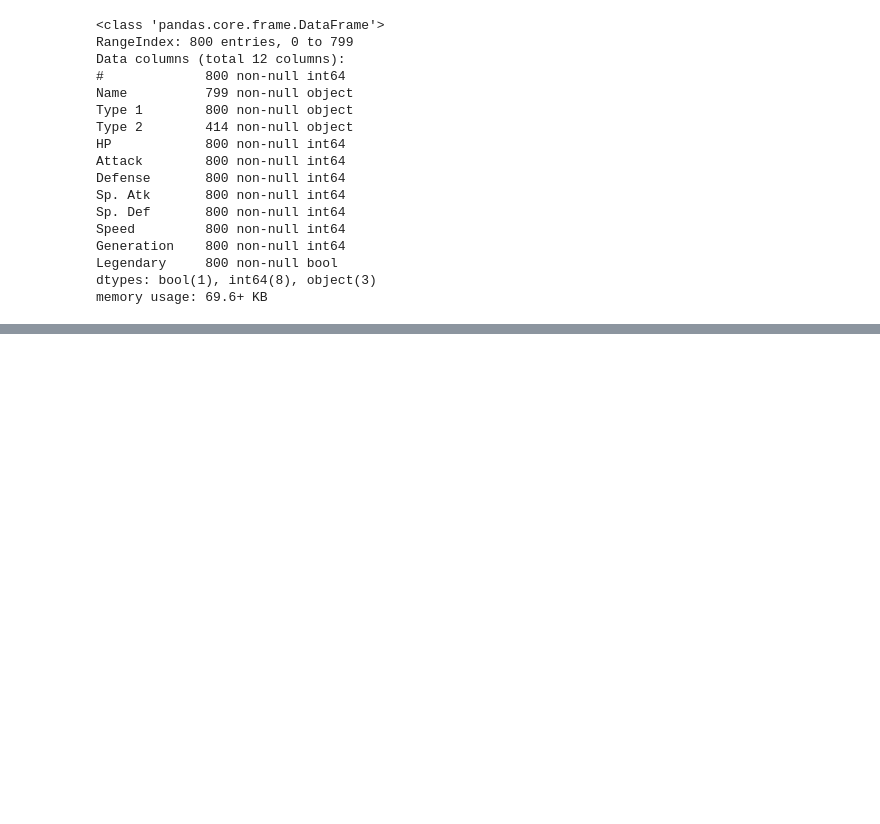
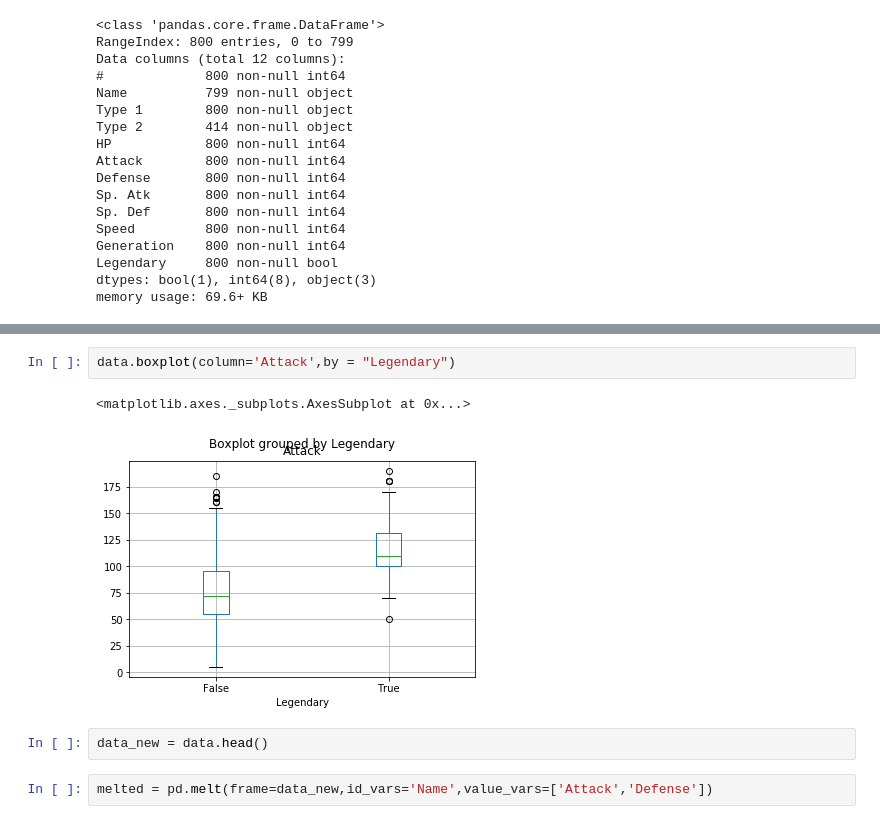
Before and after one commit to felzek/pokemon_data_analysis, a Jupyter notebook: Untitled.ipynb, the cells around one changed output, grey strips where cells are left out. Drawn from its saved outputs; the diff is of its cells as text; blank space fills up the shorter version.

Commit message:
making boxplot

```diff
--- a/Untitled.ipynb
+++ b/Untitled.ipynb
@@ -439,0 +474,9 @@ memory usage: 69.6+ KB
+# %%
+data.boxplot(column='Attack',by = "Legendary")
+# %% [output]
+<matplotlib.axes._subplots.AxesSubplot at 0x...>
+[figure, added]
+# %%
+data_new = data.head()
+# %%
+melted = pd.melt(frame=data_new,id_vars='Name',value_vars=['Attack','Defense'])
```
Also changed, not shown: parts of 4 cells of this notebook.
